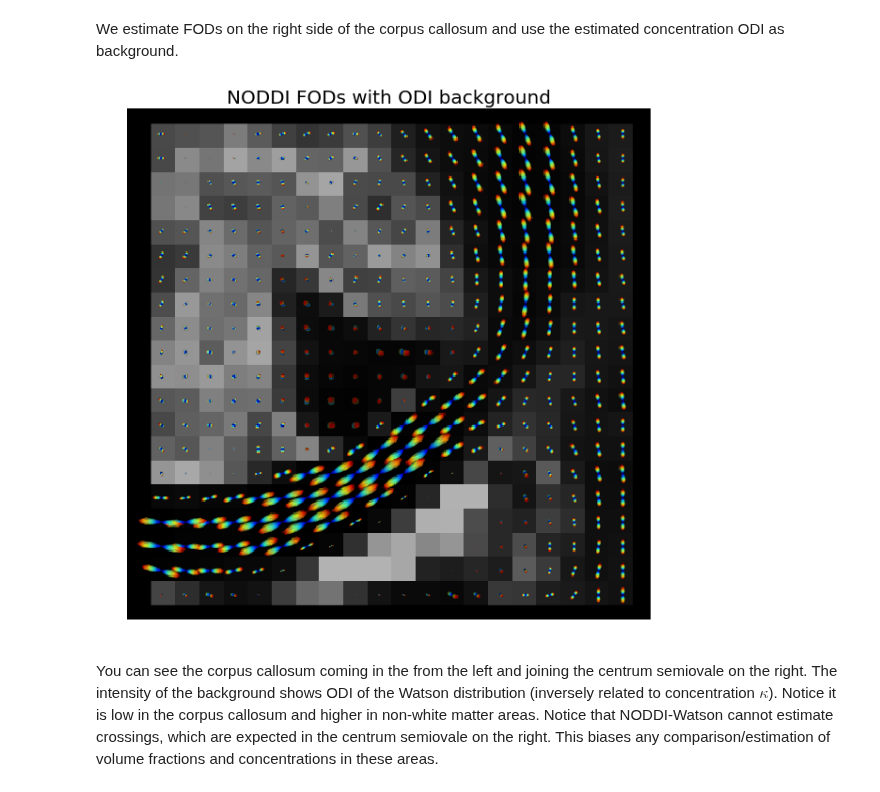
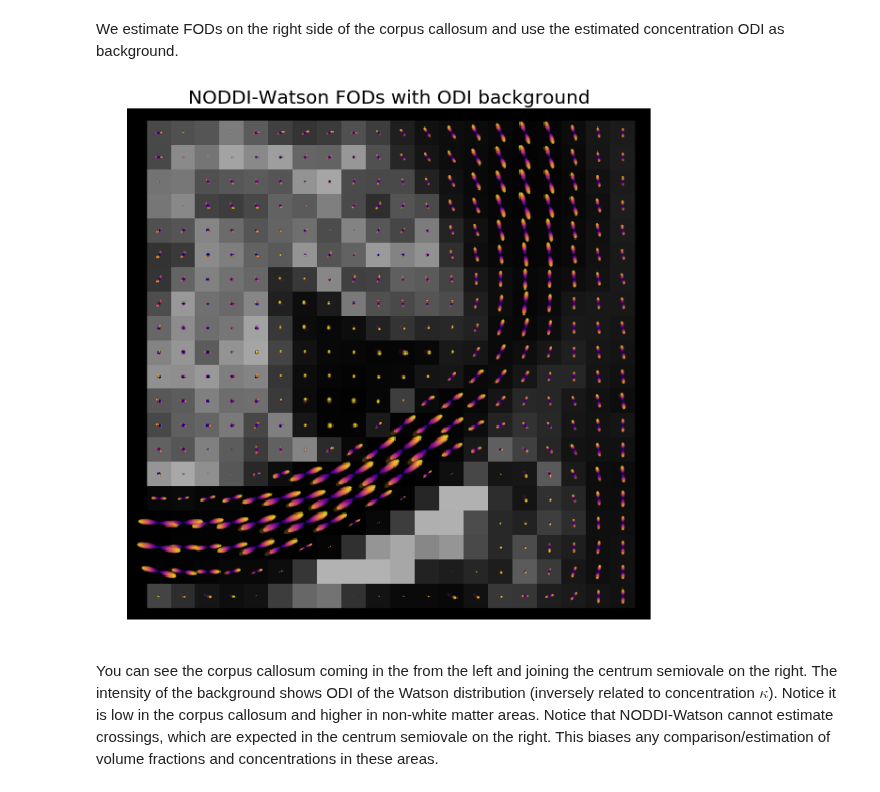
Before and after one commit to AthenaEPI/dmipy, a Jupyter notebook: examples/example_noddi_watson.ipynb, the cells around one changed output. Cells and saved outputs as stored; diff of their text form; code cells hidden in the pictures.

Commit message:
Update noddi-watson example for second layer stick/zeppelin fraction viz

```diff
--- a/examples/example_noddi_watson.ipynb
+++ b/examples/example_noddi_watson.ipynb
@@ -161,13 +180,13 @@ fvtk.record(ren=ren, size=[700, 700])
 # %%
 import matplotlib.image as mpimg
-img = mpimg.imread('dipy.png')
+img = mpimg.imread('fury.png')
 
 plt.figure(figsize=[10, 10])
 plt.imshow(img[100:-97, 100:-85])
-plt.title('NODDI FODs with ODI background', fontsize=20)
+plt.title('NODDI-Watson FODs with ODI background', fontsize=20)
 plt.axis('off');
 # %% [output]
-[figure, old version]
+[figure, new version]
 # %% [markdown]
 You can see the corpus callosum coming in the from the left and joining the centrum semiovale on the right. The intensity of the background shows ODI of the Watson distribution (inversely related to concentration $\kappa$). Notice it is low in the corpus callosum and higher in non-white matter areas. Notice that NODDI-Watson cannot estimate crossings, which are expected in the centrum semiovale on the right. This biases any comparison/estimation of volume fractions and concentrations in these areas.
 # %%
```
Also changed, not shown: parts of 7 cells of this notebook, 1 other file.
